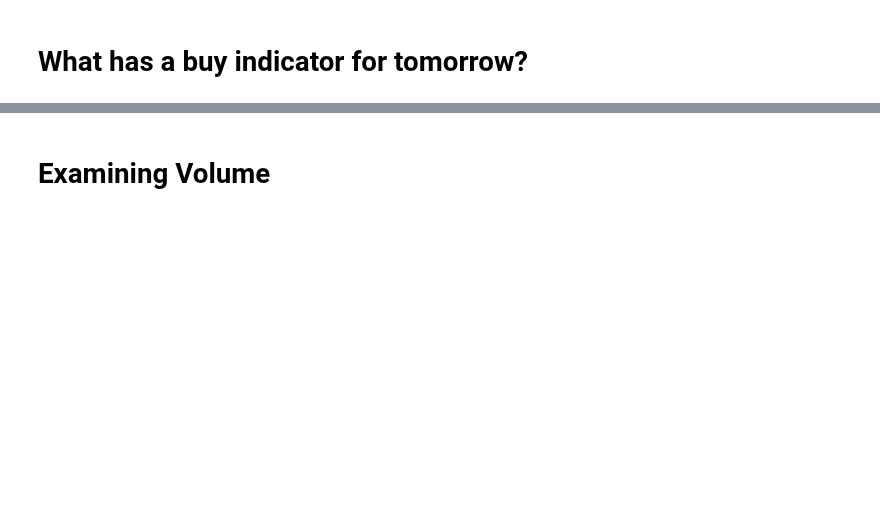
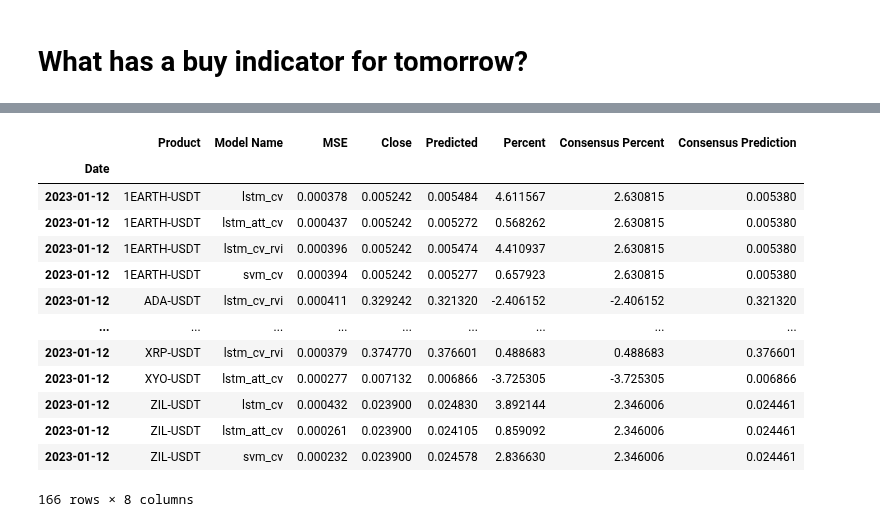
Before and after one commit to j03m/alfred, a Jupyter notebook: Coin_Predictions.ipynb, the cells around one changed output, grey strips where cells are left out. Cells and saved outputs as stored; diff of their text form; code cells hidden in the pictures; blank space fills up the shorter version.

```diff
--- a/Coin_Predictions.ipynb
+++ b/Coin_Predictions.ipynb
@@ -843,4 +851,30 @@ df_trades
+# %%
+df_trades_filtered = df_trades[df_trades["MSE"] < 0.0005]
+
+#df_trades_final[["Close", "Predicted", "Product", "MSE", "Model Name", "consensus", "Percent"]]
+
+df_weighted = df_trades_filtered.groupby("Product").apply(consensus_percent)
+df_weighted = df_weighted.rename("Consensus Percent")
+df_trades_final = pd.merge(df_trades_filtered, df_weighted, left_on='Product', right_index=True)
+df_weighted = df_trades_filtered.groupby("Product").apply(consensus_prediction)
+df_weighted = df_weighted.rename("Consensus Prediction")
+
+df_trades_final = pd.merge(df_trades_final, df_weighted, left_on='Product', right_index=True)
+df_trades_final[["Product",  "Model Name",  "MSE", "Close", "Predicted", "Percent","Consensus Percent", "Consensus Prediction"]]
+# %% [output]
+|  | Product | Model Name | MSE | Close | Predicted | Percent | Consensus Percent | Consensus Prediction |
+| Date |  |  |  |  |  |  |  |  |
+| 2023-01-12 | 1EARTH-USDT | lstm_cv | 0.000378 | 0.005242 | 0.005484 | 4.611567 | 2.630815 | 0.005380 |
+| 2023-01-12 | 1EARTH-USDT | lstm_att_cv | 0.000437 | 0.005242 | 0.005272 | 0.568262 | 2.630815 | 0.005380 |
+| 2023-01-12 | 1EARTH-USDT | lstm_cv_rvi | 0.000396 | 0.005242 | 0.005474 | 4.410937 | 2.630815 | 0.005380 |
+| 2023-01-12 | 1EARTH-USDT | svm_cv | 0.000394 | 0.005242 | 0.005277 | 0.657923 | 2.630815 | 0.005380 |
+| 2023-01-12 | ADA-USDT | lstm_cv_rvi | 0.000411 | 0.329242 | 0.321320 | -2.406152 | -2.406152 | 0.321320 |
+| ... | ... | ... | ... | ... | ... | ... | ... | ... |
+| 2023-01-12 | XRP-USDT | lstm_cv_rvi | 0.000379 | 0.374770 | 0.376601 | 0.488683 | 0.488683 | 0.376601 |
+| 2023-01-12 | XYO-USDT | lstm_att_cv | 0.000277 | 0.007132 | 0.006866 | -3.725305 | -3.725305 | 0.006866 |
+| 2023-01-12 | ZIL-USDT | lstm_cv | 0.000432 | 0.023900 | 0.024830 | 3.892144 | 2.346006 | 0.024461 |
+| 2023-01-12 | ZIL-USDT | lstm_att_cv | 0.000261 | 0.023900 | 0.024105 | 0.859092 | 2.346006 | 0.024461 |
+| 2023-01-12 | ZIL-USDT | svm_cv | 0.000232 | 0.023900 | 0.024578 | 2.836630 | 2.346006 | 0.024461 |
+166 rows × 8 columns
 # %%
 df_estc
-# %% [markdown]
-# Examining Volume
```
Also changed, not shown: parts of 18 cells of this notebook.
